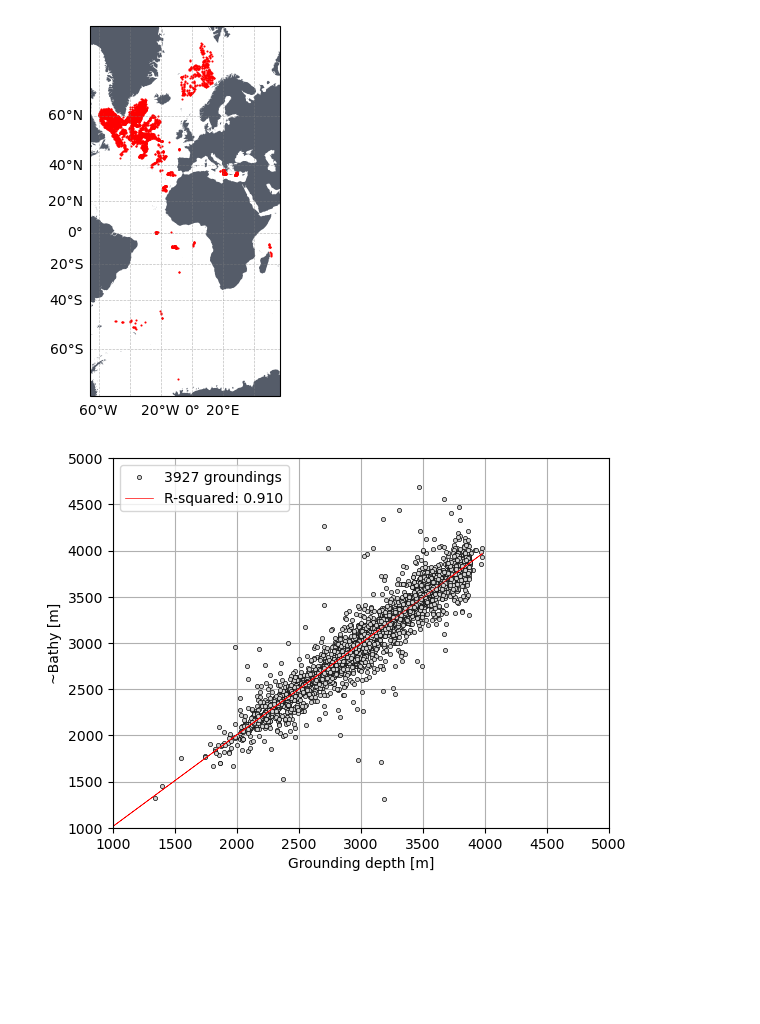
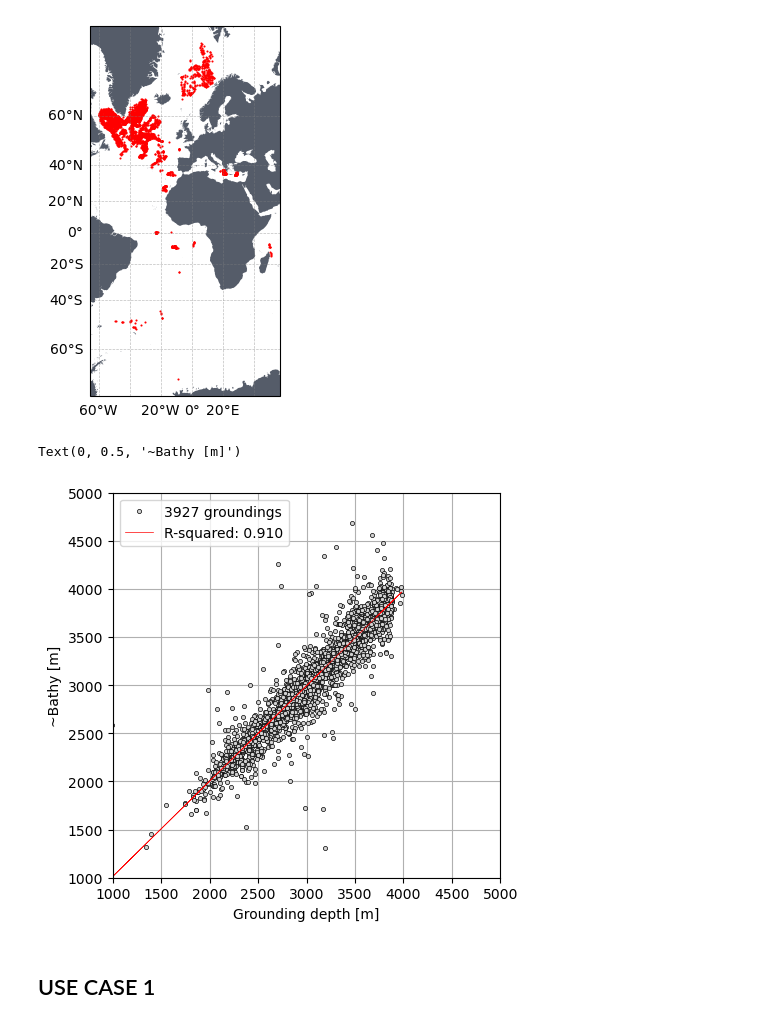
Before and after one commit to quai20/argobathy, a Jupyter notebook: deep/deep_profiles.ipynb, the cells around one changed output. Drawn from its saved outputs; the diff is of its cells as text; code cells hidden in the pictures; blank space fills up the shorter version.

```diff
--- a/deep/deep_profiles.ipynb
+++ b/deep/deep_profiles.ipynb
@@ -127,3 +113,5 @@ gebco = xr.open_dataset('/home1/datawork/kbalem/GEBCO_2019.nc')
+# %%
+df1 = xr.open_dataset('grd_descent_to_profiles.nc')
 # %%
 ## ADD BATHY
 for df in [df1]:
@@ -174,16 +162,19 @@ y=((df1['etopo_min']+df1['etopo_max'])/2).values
 yb=((df1['gebco_min']+df1['gebco_max'])/2).values
 res = stats.linregress(x, yb)
 # %%
-fig,ax = plt.subplots(1,1)
+fig,ax = plt.subplots(1,1,figsize=(5,5))
 ax.plot(x,y,'o',label=f"{len(x)} groundings", color='lightgrey', markersize=3, markeredgecolor='k', markeredgewidth=0.5)
 #a=ax.scatter(x,y,s=4,c=df1['N_PROF'])
 #plt.colorbar(a)
 plt.plot(x, res.intercept + res.slope*x, 'r',linewidth=0.5,label=f"R-squared: {res.rvalue**2:.3f}")
 ax.set_xlim([1000,5000])
 ax.set_ylim([1000,5000])
 ax.legend()
 ax.set_xlabel('Grounding depth [m]')
 ax.set_ylabel('~Bathy [m]')
 #fig.savefig('groundingVsBathy.png')
 # %% [output]
+Text(0, 0.5, '~Bathy [m]')
-[figure, old version]
+[figure, new version]
+# %% [markdown]
+## USE CASE 1
```
Also changed, not shown: parts of 12 cells of this notebook, 1 other file.
